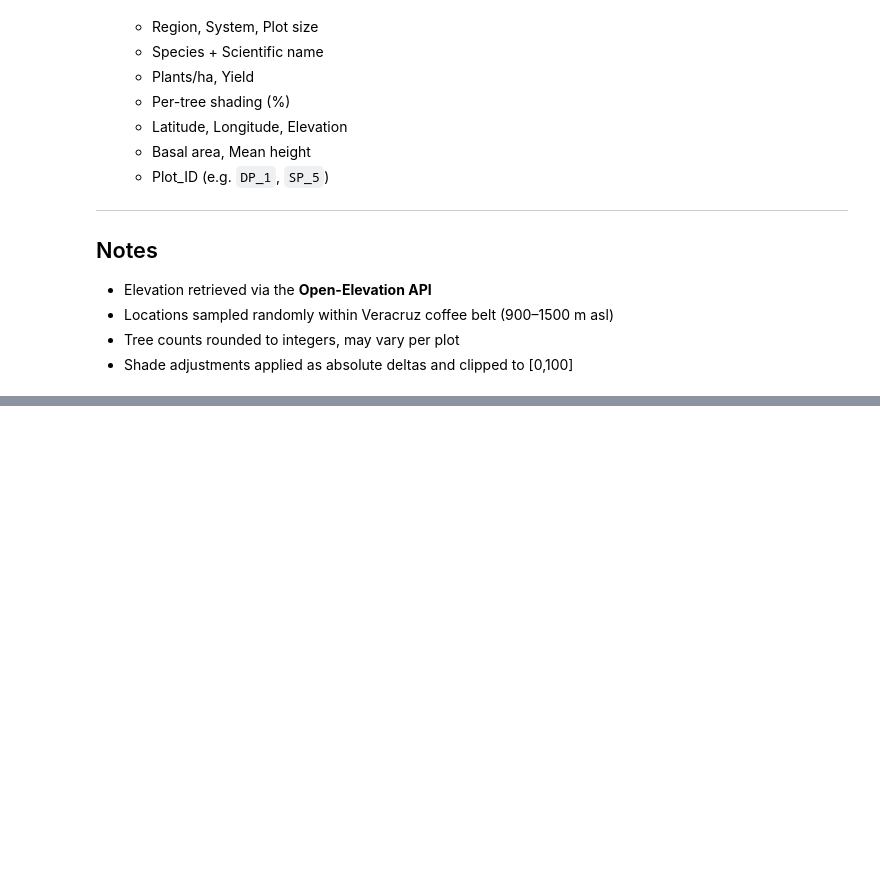
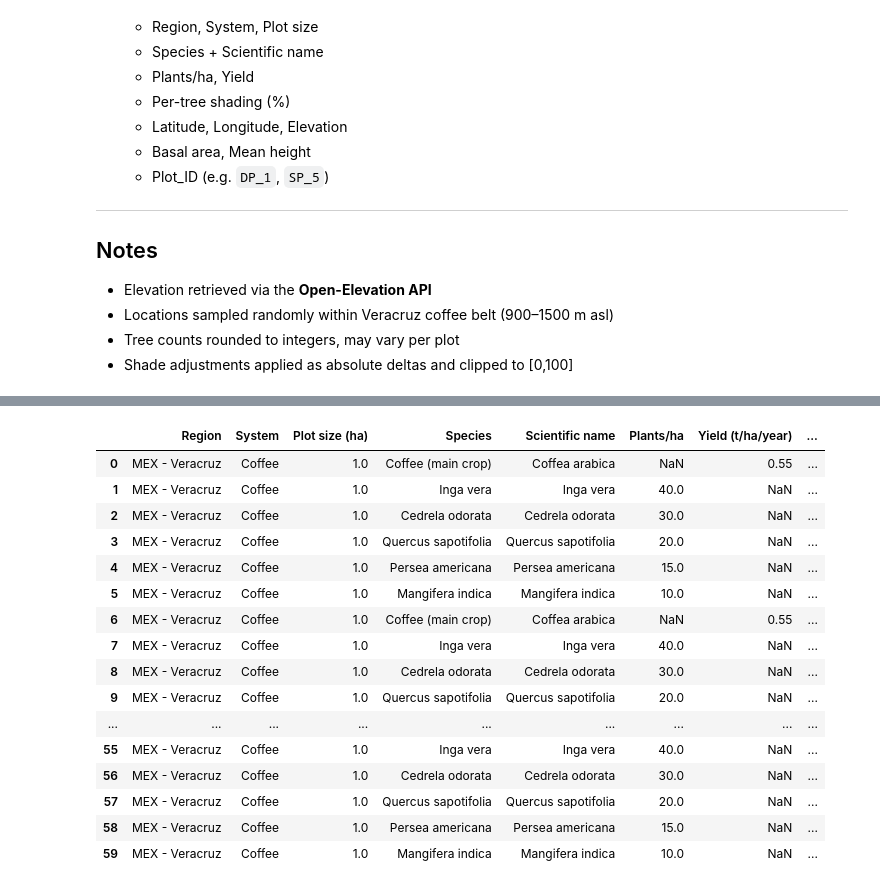
Before and after one commit to zeliest/biofincas_climate_risk, a Jupyter notebook: Build_typical_agroforest_plot.ipynb, the cells around one changed output, grey strips where cells are left out. Saved outputs shown, nothing was run; the diff lists cells and outputs as text; code cells hidden in the pictures; blank space fills up the shorter version.

```diff
--- a/Build_typical_agroforest_plot.ipynb
+++ b/Build_typical_agroforest_plot.ipynb
@@ -777,0 +829,20 @@ print(f"✅ Saved Veracruz systems with 10 plots each: {output_file}")
+# %%
+present
+# %% [output]
+|  | Region | System | Plot size (ha) | Species | Scientific name | Plants/ha | Yield (t/ha/year) | ... |
+| 0 | MEX - Veracruz | Coffee | 1.0 | Coffee (main crop) | Coffea arabica | NaN | 0.55 | ... |
+| 1 | MEX - Veracruz | Coffee | 1.0 | Inga vera | Inga vera | 40.0 | NaN | ... |
+| 2 | MEX - Veracruz | Coffee | 1.0 | Cedrela odorata | Cedrela odorata | 30.0 | NaN | ... |
+| 3 | MEX - Veracruz | Coffee | 1.0 | Quercus sapotifolia | Quercus sapotifolia | 20.0 | NaN | ... |
+| 4 | MEX - Veracruz | Coffee | 1.0 | Persea americana | Persea americana | 15.0 | NaN | ... |
+| 5 | MEX - Veracruz | Coffee | 1.0 | Mangifera indica | Mangifera indica | 10.0 | NaN | ... |
+| 6 | MEX - Veracruz | Coffee | 1.0 | Coffee (main crop) | Coffea arabica | NaN | 0.55 | ... |
+| 7 | MEX - Veracruz | Coffee | 1.0 | Inga vera | Inga vera | 40.0 | NaN | ... |
+| 8 | MEX - Veracruz | Coffee | 1.0 | Cedrela odorata | Cedrela odorata | 30.0 | NaN | ... |
+| 9 | MEX - Veracruz | Coffee | 1.0 | Quercus sapotifolia | Quercus sapotifolia | 20.0 | NaN | ... |
+| ... | ... | ... | ... | ... | ... | ... | ... | ... |
+| 55 | MEX - Veracruz | Coffee | 1.0 | Inga vera | Inga vera | 40.0 | NaN | ... |
+| 56 | MEX - Veracruz | Coffee | 1.0 | Cedrela odorata | Cedrela odorata | 30.0 | NaN | ... |
+| 57 | MEX - Veracruz | Coffee | 1.0 | Quercus sapotifolia | Quercus sapotifolia | 20.0 | NaN | ... |
+| 58 | MEX - Veracruz | Coffee | 1.0 | Persea americana | Persea americana | 15.0 | NaN | ... |
+| 59 | MEX - Veracruz | Coffee | 1.0 | Mangifera indica | Mangifera indica | 10.0 | NaN | ... |
```
Also changed, not shown: parts of 4 cells of this notebook, 12 other files.
